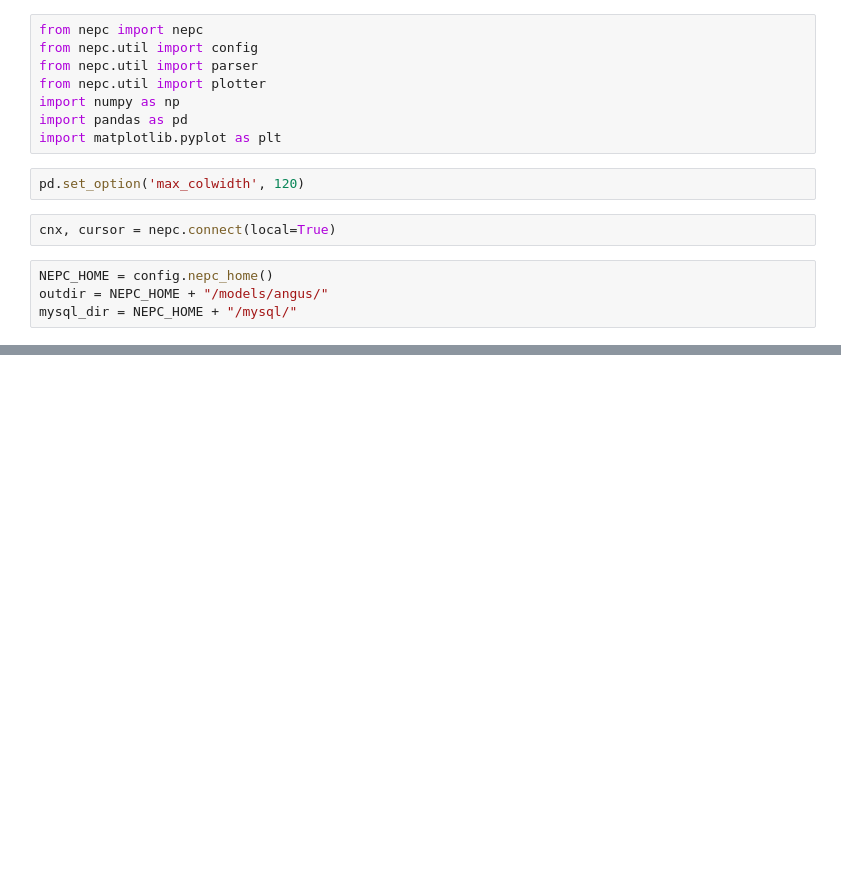
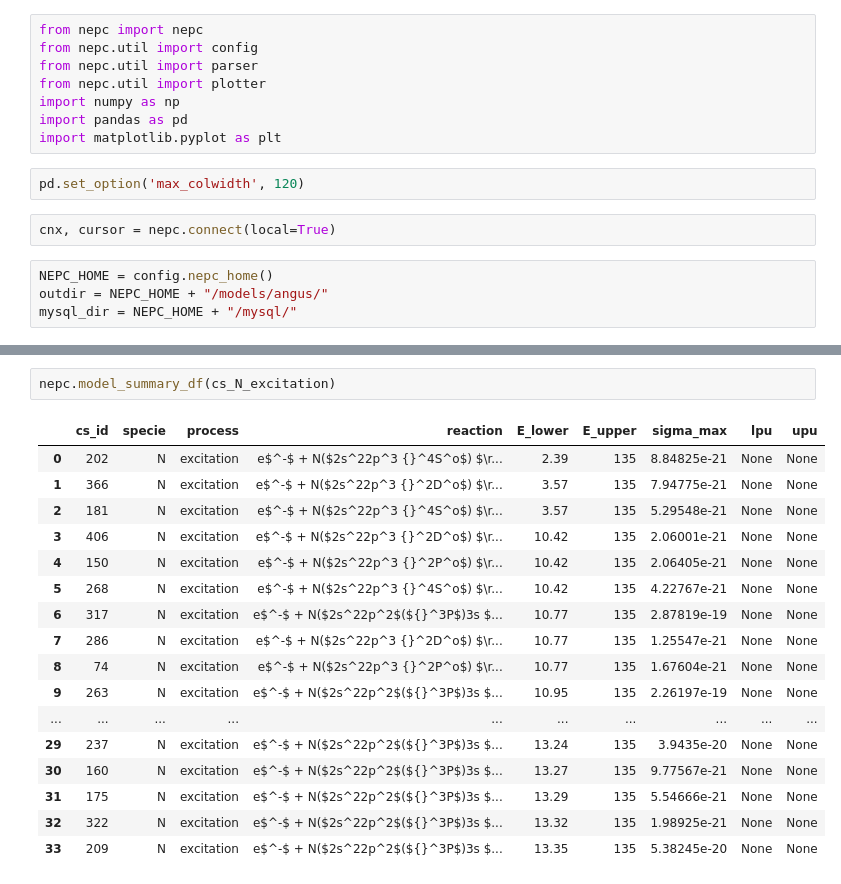
Before and after one commit to USNavalResearchLaboratory/nepc, a Jupyter notebook: models/angus/angus_req_generator.ipynb, the cells around one changed output, grey strips where cells are left out. Cells and saved outputs as stored; diff of their text form; blank space fills up the shorter version.

```diff
--- a/models/angus/angus_req_generator.ipynb
+++ b/models/angus/angus_req_generator.ipynb
@@ -152,0 +161,20 @@ plotter.plot_nepc_model(ax, cs_subset, 1E-20,
+# %%
+nepc.model_summary_df(cs_N_excitation)
+# %% [output]
+|  | cs_id | specie | process | reaction | E_lower | E_upper | sigma_max | lpu | upu |
+| 0 | 202 | N | excitation | e$^-$ + N($2s^22p^3 {}^4S^o$) $\r... | 2.39 | 135 | 8.84825e-21 | None | None |
+| 1 | 366 | N | excitation | e$^-$ + N($2s^22p^3 {}^2D^o$) $\r... | 3.57 | 135 | 7.94775e-21 | None | None |
+| 2 | 181 | N | excitation | e$^-$ + N($2s^22p^3 {}^4S^o$) $\r... | 3.57 | 135 | 5.29548e-21 | None | None |
+| 3 | 406 | N | excitation | e$^-$ + N($2s^22p^3 {}^2D^o$) $\r... | 10.42 | 135 | 2.06001e-21 | None | None |
+| 4 | 150 | N | excitation | e$^-$ + N($2s^22p^3 {}^2P^o$) $\r... | 10.42 | 135 | 2.06405e-21 | None | None |
+| 5 | 268 | N | excitation | e$^-$ + N($2s^22p^3 {}^4S^o$) $\r... | 10.42 | 135 | 4.22767e-21 | None | None |
+| 6 | 317 | N | excitation | e$^-$ + N($2s^22p^2$(${}^3P$)3s $... | 10.77 | 135 | 2.87819e-19 | None | None |
+| 7 | 286 | N | excitation | e$^-$ + N($2s^22p^3 {}^2D^o$) $\r... | 10.77 | 135 | 1.25547e-21 | None | None |
+| 8 | 74 | N | excitation | e$^-$ + N($2s^22p^3 {}^2P^o$) $\r... | 10.77 | 135 | 1.67604e-21 | None | None |
+| 9 | 263 | N | excitation | e$^-$ + N($2s^22p^2$(${}^3P$)3s $... | 10.95 | 135 | 2.26197e-19 | None | None |
+| ... | ... | ... | ... | ... | ... | ... | ... | ... | ... |
+| 29 | 237 | N | excitation | e$^-$ + N($2s^22p^2$(${}^3P$)3s $... | 13.24 | 135 | 3.9435e-20 | None | None |
+| 30 | 160 | N | excitation | e$^-$ + N($2s^22p^2$(${}^3P$)3s $... | 13.27 | 135 | 9.77567e-21 | None | None |
+| 31 | 175 | N | excitation | e$^-$ + N($2s^22p^2$(${}^3P$)3s $... | 13.29 | 135 | 5.54666e-21 | None | None |
+| 32 | 322 | N | excitation | e$^-$ + N($2s^22p^2$(${}^3P$)3s $... | 13.32 | 135 | 1.98925e-21 | None | None |
+| 33 | 209 | N | excitation | e$^-$ + N($2s^22p^2$(${}^3P$)3s $... | 13.35 | 135 | 5.38245e-20 | None | None |
```
Also changed, not shown: parts of 41 cells of this notebook, 4 other files.
